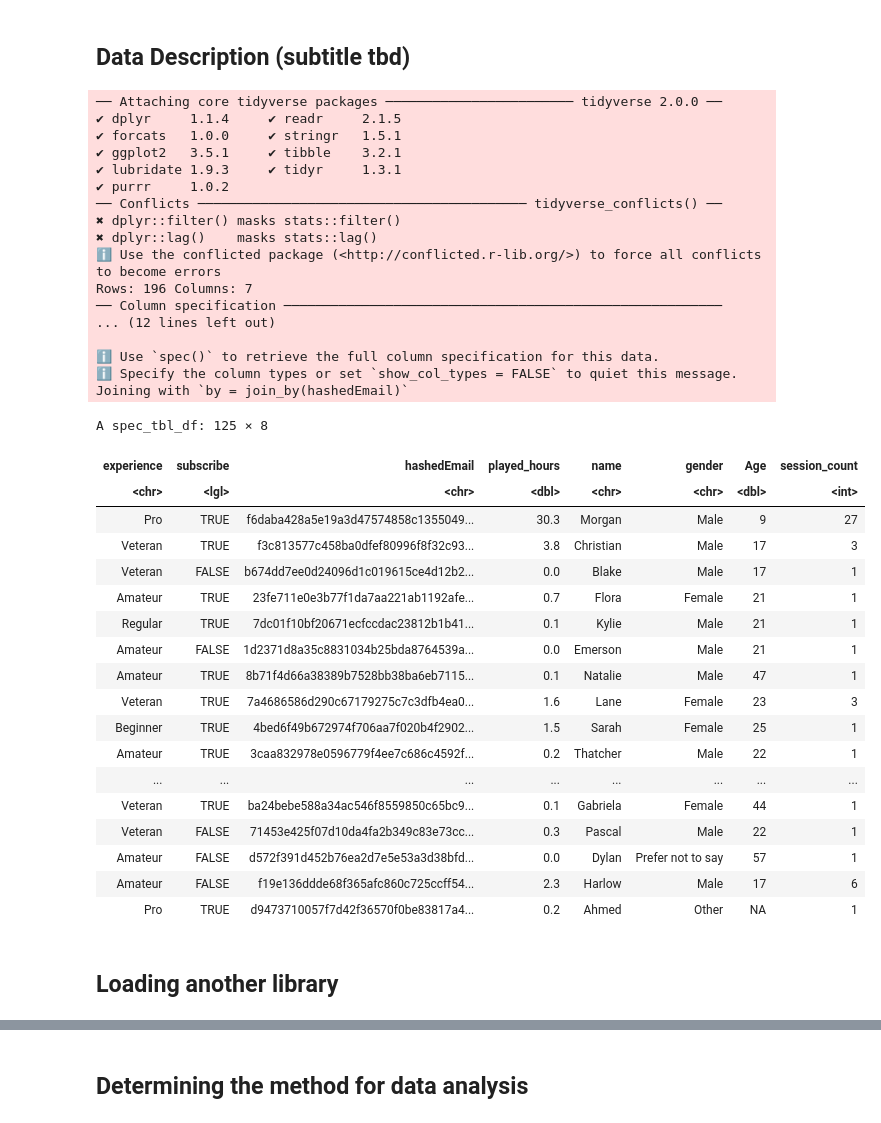
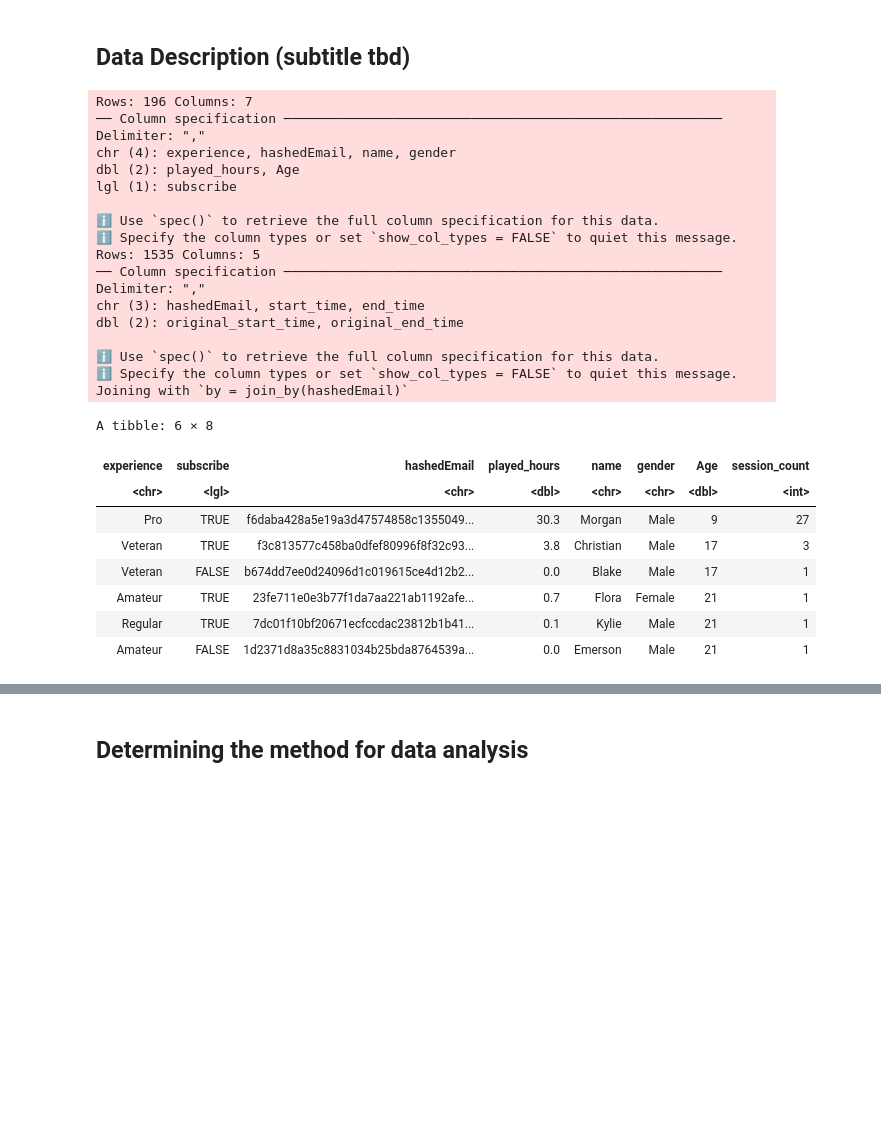
Before and after one commit to chrispy-tacos/dsci-100-project, a Jupyter notebook: dsci-g2-project.ipynb, the cells around one changed output, grey strips where cells are left out. Drawn from its saved outputs; the diff is of its cells as text; code cells hidden in the pictures; blank space fills up the shorter version.

```diff
--- a/dsci-g2-project.ipynb
+++ b/dsci-g2-project.ipynb
@@ -8,55 +6,45 @@ A group of UBC computer science students, named The Pacific Laboratory for Artif
 ## Data Description (subtitle tbd)
 # %%
 library(tidyverse)
+library(tidymodels)
 
 players <- read_csv("https://raw.githubusercontent.com/chrispy-tacos/dsci-100-project/refs/heads/main/players.csv")
 sessions <- read_csv("https://raw.githubusercontent.com/chrispy-tacos/dsci-100-project/refs/heads/main/sessions.csv")
 
 sessions_compressed <- sessions |>
     select(hashedEmail) |>
     group_by(hashedEmail) |>
     summarize(session_count = n())
 
 combined_data <- players |>
     inner_join(sessions_compressed)
 
-combined_data
+head(combined_data)
 # %% [output]
-── Attaching core tidyverse packages ──────────────────────── tidyverse 2.0.0 ──
-✔ dplyr     1.1.4     ✔ readr     2.1.5
-✔ forcats   1.0.0     ✔ stringr   1.5.1
-✔ ggplot2   3.5.1     ✔ tibble    3.2.1
-✔ lubridate 1.9.3     ✔ tidyr     1.3.1
-✔ purrr     1.0.2
-── Conflicts ────────────────────────────────────────── tidyverse_conflicts() ──
-✖ dplyr::filter() masks stats::filter()
-✖ dplyr::lag()    masks stats::lag()
-ℹ Use the conflicted package (<http://conflicted.r-lib.org/>) to force all conflicts to become errors
 Rows: 196 Columns: 7
 ── Column specification ────────────────────────────────────────────────────────
-... (12 lines left out)
+Delimiter: ","
+chr (4): experience, hashedEmail, name, gender
+dbl (2): played_hours, Age
+lgl (1): subscribe
+
+ℹ Use `spec()` to retrieve the full column specification for this data.
+ℹ Specify the column types or set `show_col_types = FALSE` to quiet this message.
+Rows: 1535 Columns: 5
+── Column specification ────────────────────────────────────────────────────────
+Delimiter: ","
+chr (3): hashedEmail, start_time, end_time
+dbl (2): original_start_time, original_end_time
 
 ℹ Use `spec()` to retrieve the full column specification for this data.
 ℹ Specify the column types or set `show_col_types = FALSE` to quiet this message.
 Joining with `by = join_by(hashedEmail)`
-A spec_tbl_df: 125 × 8
+A tibble: 6 × 8
 | experience | subscribe | hashedEmail | played_hours | name | gender | Age | session_count |
 | <chr> | <lgl> | <chr> | <dbl> | <chr> | <chr> | <dbl> | <int> |
 | Pro | TRUE | f6daba428a5e19a3d47574858c1355049... | 30.3 | Morgan | Male | 9 | 27 |
 | Veteran | TRUE | f3c813577c458ba0dfef80996f8f32c93... | 3.8 | Christian | Male | 17 | 3 |
 | Veteran | FALSE | b674dd7ee0d24096d1c019615ce4d12b2... | 0.0 | Blake | Male | 17 | 1 |
 | Amateur | TRUE | 23fe711e0e3b77f1da7aa221ab1192afe... | 0.7 | Flora | Female | 21 | 1 |
 | Regular | TRUE | 7dc01f10bf20671ecfccdac23812b1b41... | 0.1 | Kylie | Male | 21 | 1 |
 | Amateur | FALSE | 1d2371d8a35c8831034b25bda8764539a... | 0.0 | Emerson | Male | 21 | 1 |
-| Amateur | TRUE | 8b71f4d66a38389b7528bb38ba6eb7115... | 0.1 | Natalie | Male | 47 | 1 |
-| Veteran | TRUE | 7a4686586d290c67179275c7c3dfb4ea0... | 1.6 | Lane | Female | 23 | 3 |
-| Beginner | TRUE | 4bed6f49b672974f706aa7f020b4f2902... | 1.5 | Sarah | Female | 25 | 1 |
-| Amateur | TRUE | 3caa832978e0596779f4ee7c686c4592f... | 0.2 | Thatcher | Male | 22 | 1 |
-| ... | ... | ... | ... | ... | ... | ... | ... |
-| Veteran | TRUE | ba24bebe588a34ac546f8559850c65bc9... | 0.1 | Gabriela | Female | 44 | 1 |
-| Veteran | FALSE | 71453e425f07d10da4fa2b349c83e73cc... | 0.3 | Pascal | Male | 22 | 1 |
-| Amateur | FALSE | d572f391d452b76ea2d7e5e53a3d38bfd... | 0.0 | Dylan | Prefer not to say | 57 | 1 |
-| Amateur | FALSE | f19e136ddde68f365afc860c725ccff54... | 2.3 | Harlow | Male | 17 | 6 |
-| Pro | TRUE | d9473710057f7d42f36570f0be83817a4... | 0.2 | Ahmed | Other | NA | 1 |
-# %% [markdown]
-## Loading another library
```
Also changed, not shown: parts of 13 cells of this notebook.
